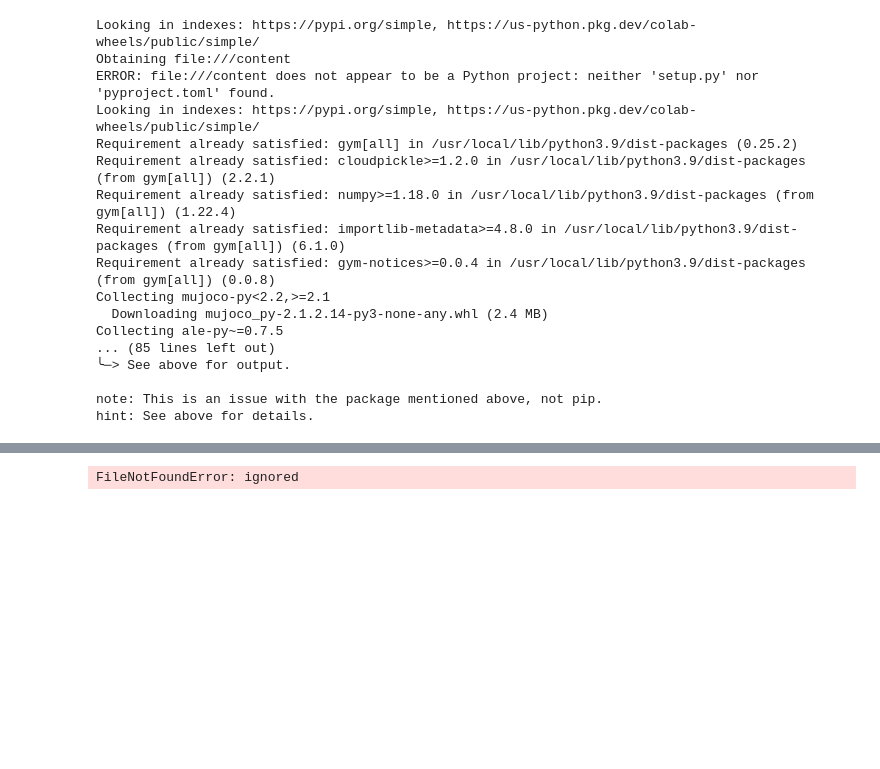
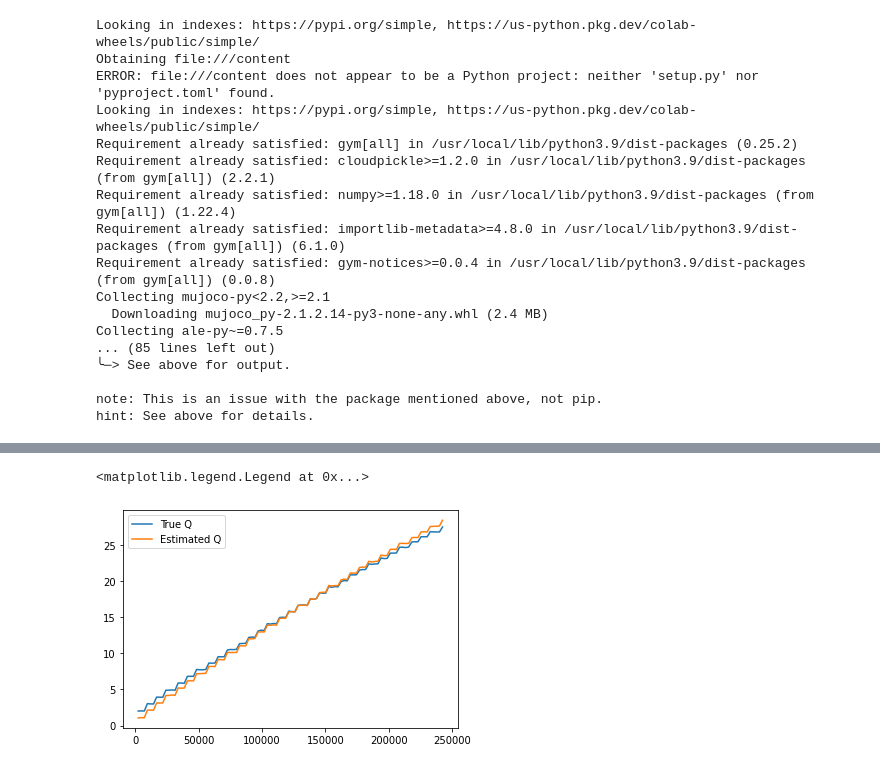
Before and after one commit to mille055/AIPI531, a Jupyter notebook: AIPI531_HW3.ipynb, the cells around one changed output, grey strips where cells are left out. Drawn from its saved outputs; the diff is of its cells as text; code cells hidden in the pictures; blank space fills up the shorter version.

```diff
--- a/AIPI531_HW3.ipynb
+++ b/AIPI531_HW3.ipynb
@@ -147,12 +168,13 @@ results = cql.fit(
 # %%
-true_q = pd.read_csv('/content/d3rlpy_logs/CQL_cartpole/true_q.csv',header=None)
-estimated_q = pd.read_csv('/content/d3rlpy_logs/CQL_cartpole/estimated_q.csv',header=None)
+true_q = pd.read_csv('/content/d3rlpy_logs/CQL-cartpole_20230323014433/true_q.csv',header=None)
+estimated_q = pd.read_csv('/content/d3rlpy_logs/CQL-cartpole_20230323014433/estimated_q.csv',header=None)
 
 true_q.columns = ['0', 'training steps', 'True Q']
 estimated_q.columns = ['0', 'training steps', 'Estimated Q']
 
 plt.plot(true_q['training steps'],true_q['True Q'])
 plt.plot(estimated_q['training steps'],estimated_q['Estimated Q'])
 plt.legend(['True Q','Estimated Q'])
 # %% [output]
-FileNotFoundError: ignored
+<matplotlib.legend.Legend at 0x...>
+[figure, added]
```
Also changed, not shown: parts of 1 cell of this notebook.
